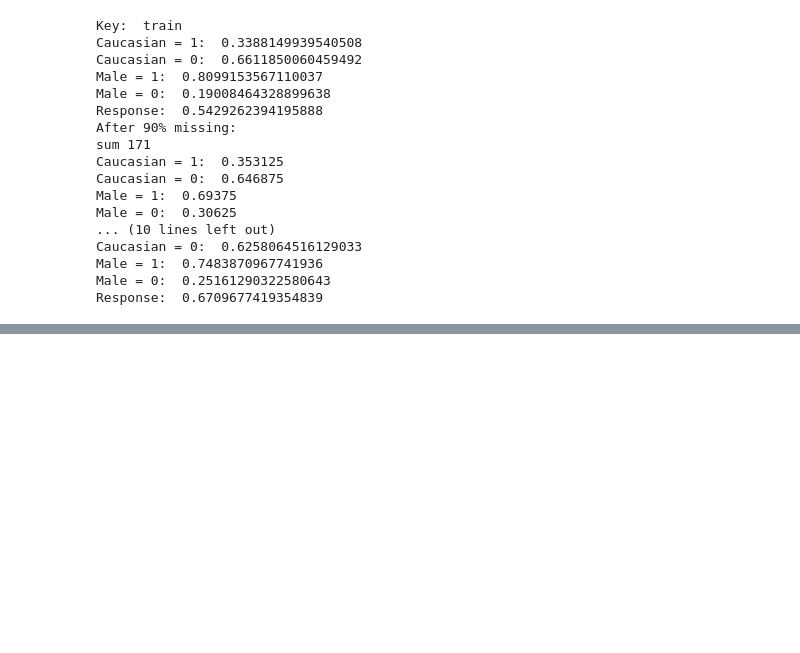
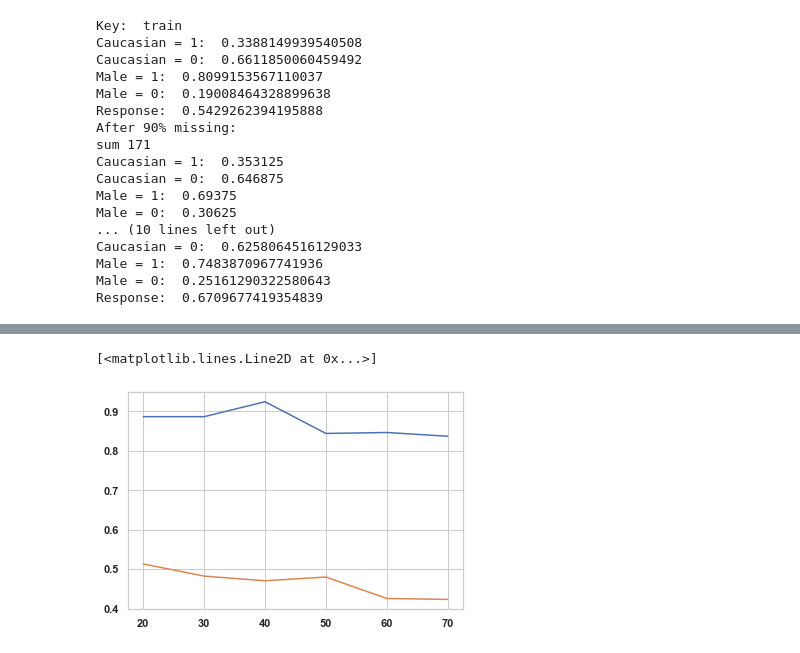
Before and after one commit to mjdioli/masters, a Jupyter notebook: main.ipynb, the cells around one changed output, grey strips where cells are left out. Cells and saved outputs as stored; diff of their text form; code cells hidden in the pictures; blank space fills up the shorter version.

```diff
--- a/main.ipynb
+++ b/main.ipynb
@@ -182,0 +217,6 @@ with open(Path("raw_data/test.json"), 'w') as f:
+# %%
+plt.plot(percentiles, tpr1_mar)
+plt.plot(percentiles, tpr1_mcar)
+# %% [output]
+[<matplotlib.lines.Line2D at 0x...>]
+[figure, added]
```
Also changed, not shown: parts of 14 cells of this notebook, 5 other files.
